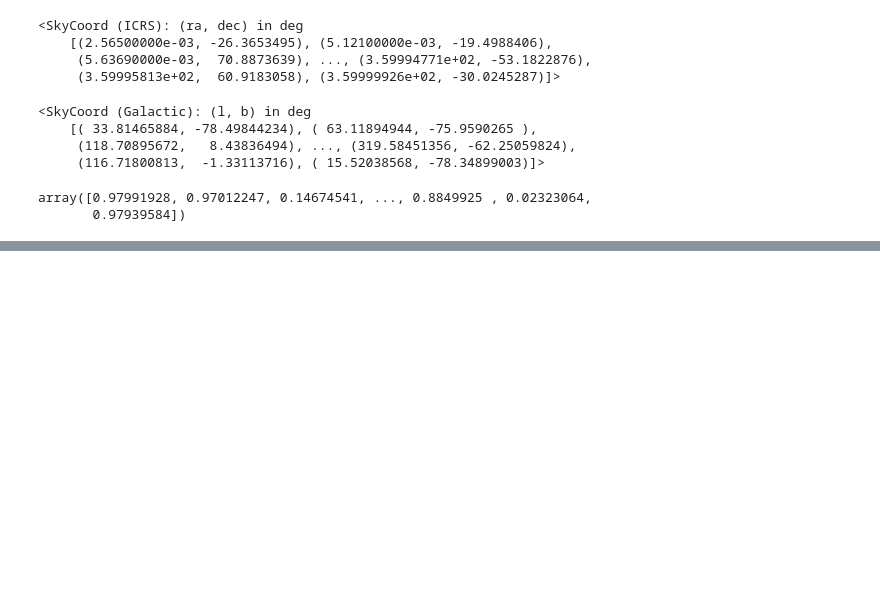
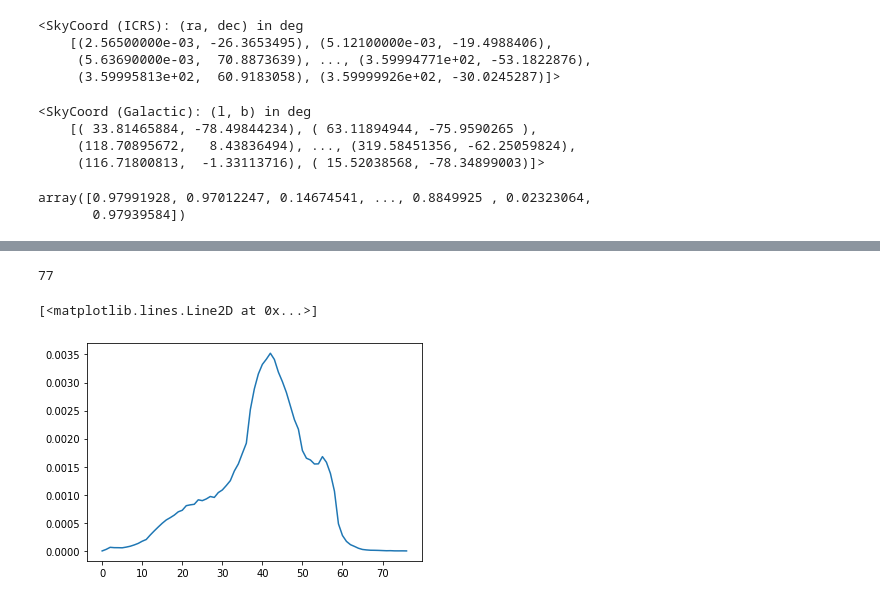
Before and after one commit to dhilligo/BDwarfLumFunction, a Jupyter notebook: GCNS Table Analysis.ipynb, the cells around one changed output, grey strips where cells are left out. Saved outputs shown, nothing was run; the diff lists cells and outputs as text; code cells hidden in the pictures; blank space fills up the shorter version.

```diff
--- a/GCNS Table Analysis.ipynb
+++ b/GCNS Table Analysis.ipynb
@@ -249,7 +244,7 @@ i_close=(stellardata['Dist50']*1000<50)
 lf_count=np.zeros(60)
 lf_values=np.arange(60)/2
 lf_values1=np.arange(60)/2
-lf_spacedensity=np.zeros(60)
+lf_spacedensity=np.zeros(82)
 # %%
 #np.nditer(int_absG)
 # %%
@@ -277,4 +272,4 @@ plt.bar(lf_values,lf_count)
 # %%
-bins=np.linspace(11.5,12.5,11)
-bin_data=np.digitize(absG,bins,right=True)
+bins=np.linspace(0.0,20.0,81)
+bin_data=np.digitize(absG,bins)
 bincount=np.bincount(bin_data)
@@ -302,0 +292,6 @@ for n in range(absG.size):
+# %%
+for n1 in range(absG.size):
+    if ((absG[n1]>=0.0)and(absG[n1]<=20.0)):
+            my_bin=bin_data[n1]
+            lf_spacedensity[my_bin]+=1.0/Vmax[n1]
+print(lf_spacedensity)
@@ -302,0 +316,2 @@ for n in range(absG.size):
+# %%
+lf_spacedensity1=np.delete(lf_spacedensity,np.where(lf_spacedensity==np.inf))
@@ -302,0 +341,9 @@ for n in range(absG.size):
+# %%
+lf_spacedensity1.size
+# %% [output]
+77
+# %%
+plt.plot(lf_spacedensity1)
+# %% [output]
+[<matplotlib.lines.Line2D at 0x...>]
+[figure, added]
```
Also changed, not shown: parts of 11 cells of this notebook.
